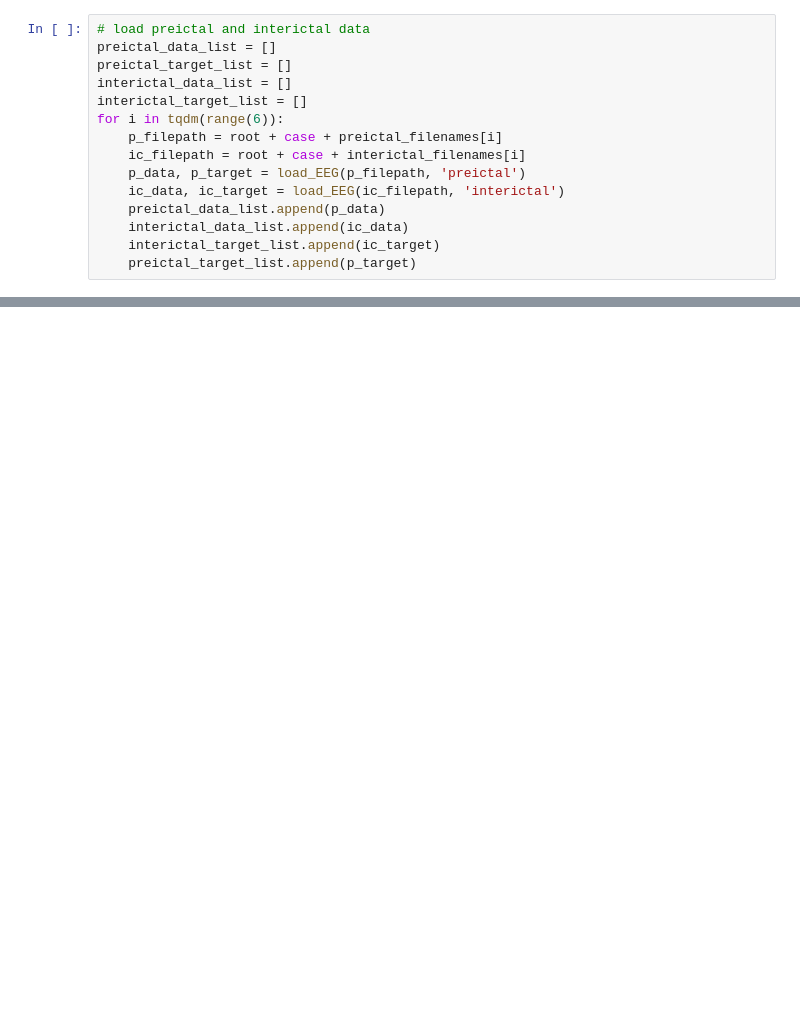
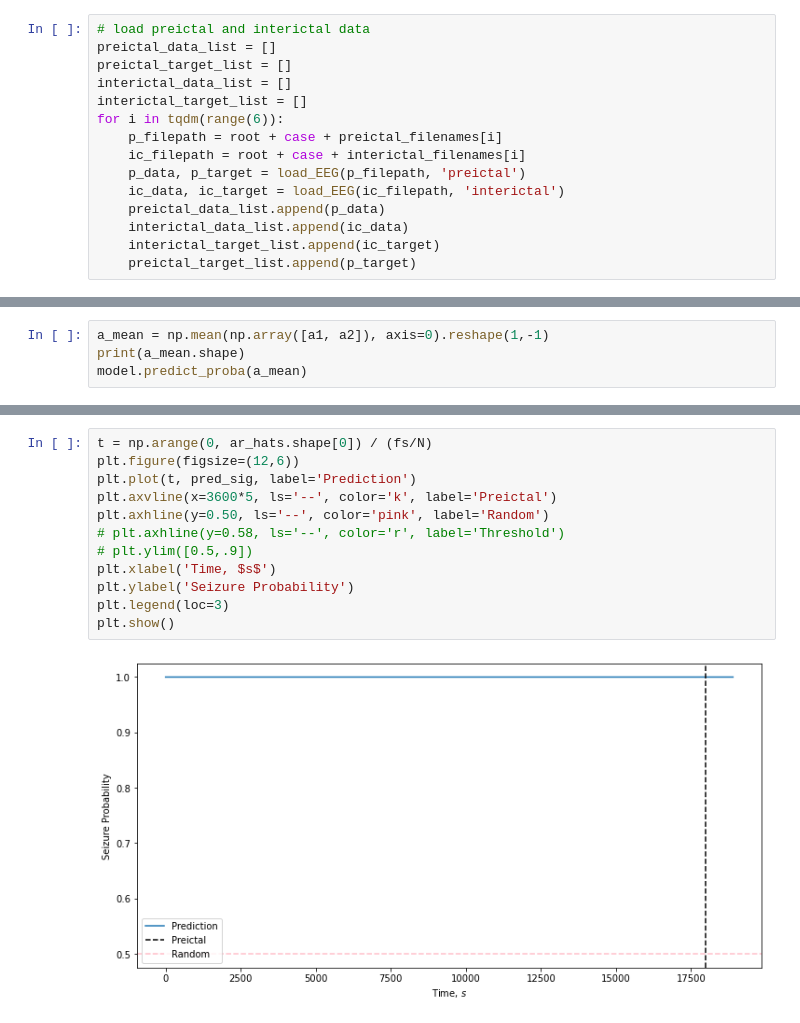
Before and after one commit to samisnotinsane/chbmit-seizure-prediction, a Jupyter notebook: classification/chb01_run_multi_file.ipynb, the cells around one changed output, grey strips where cells are left out. Cells and saved outputs as stored; diff of their text form; blank space fills up the shorter version.

```diff
--- a/classification/chb01_run_multi_file.ipynb
+++ b/classification/chb01_run_multi_file.ipynb
@@ -98,0 +425,4 @@ Interictal TRAIN: [4] Interictal TEST: [5 2 1 3 0]
+# %%
+a_mean = np.mean(np.array([a1, a2]), axis=0).reshape(1,-1)
+print(a_mean.shape)
+model.predict_proba(a_mean)
@@ -98,0 +489,14 @@ Interictal TRAIN: [4] Interictal TEST: [5 2 1 3 0]
+# %%
+t = np.arange(0, ar_hats.shape[0]) / (fs/N)
+plt.figure(figsize=(12,6))
+plt.plot(t, pred_sig, label='Prediction')
+plt.axvline(x=3600*5, ls='--', color='k', label='Preictal')
+plt.axhline(y=0.50, ls='--', color='pink', label='Random')
+# plt.axhline(y=0.58, ls='--', color='r', label='Threshold')
+# plt.ylim([0.5,.9])
+plt.xlabel('Time, $s$')
+plt.ylabel('Seizure Probability')
+plt.legend(loc=3)
+plt.show()
+# %% [output]
+[figure, added]
```
Also changed, not shown: parts of 13 cells of this notebook, 43 other files.
